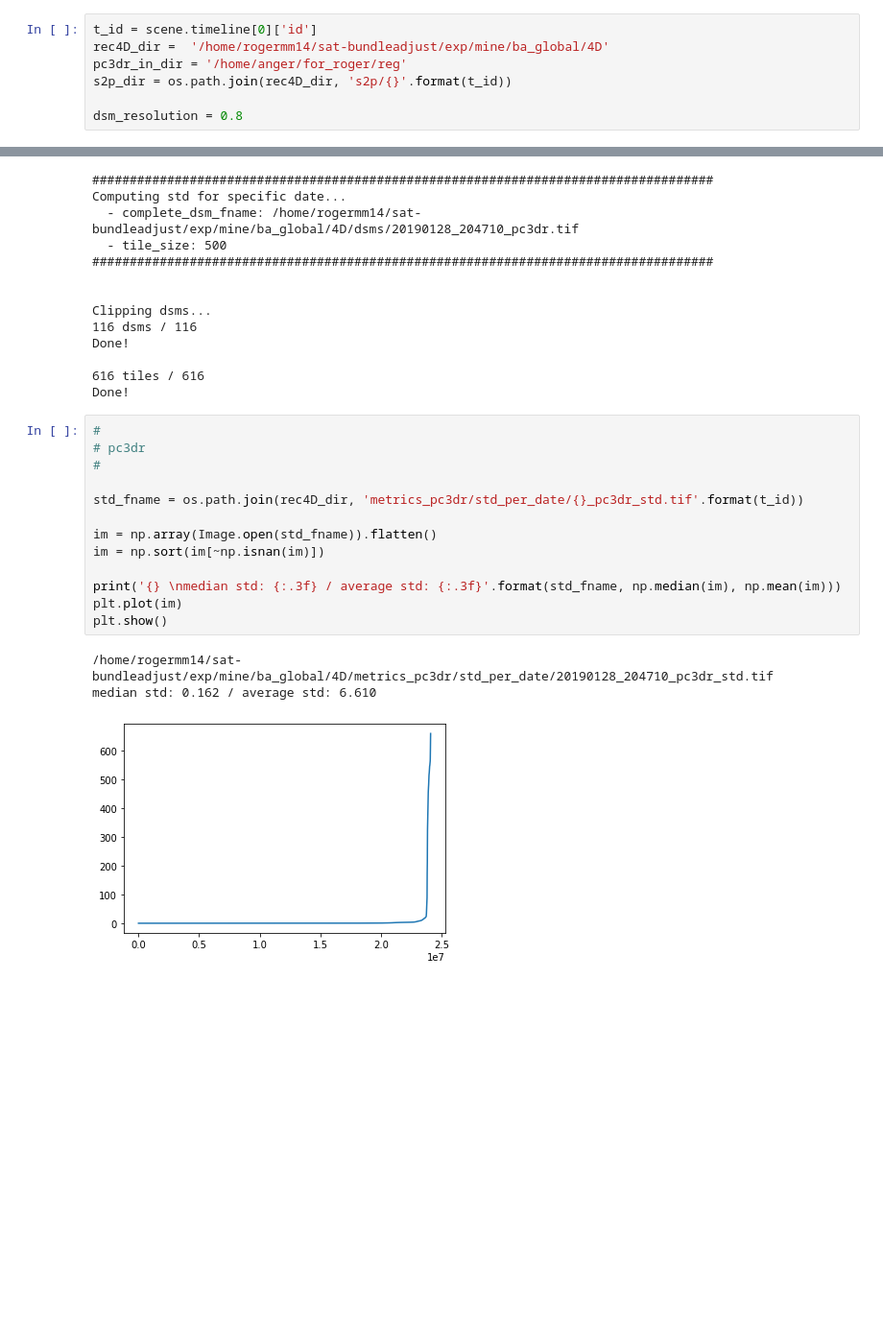
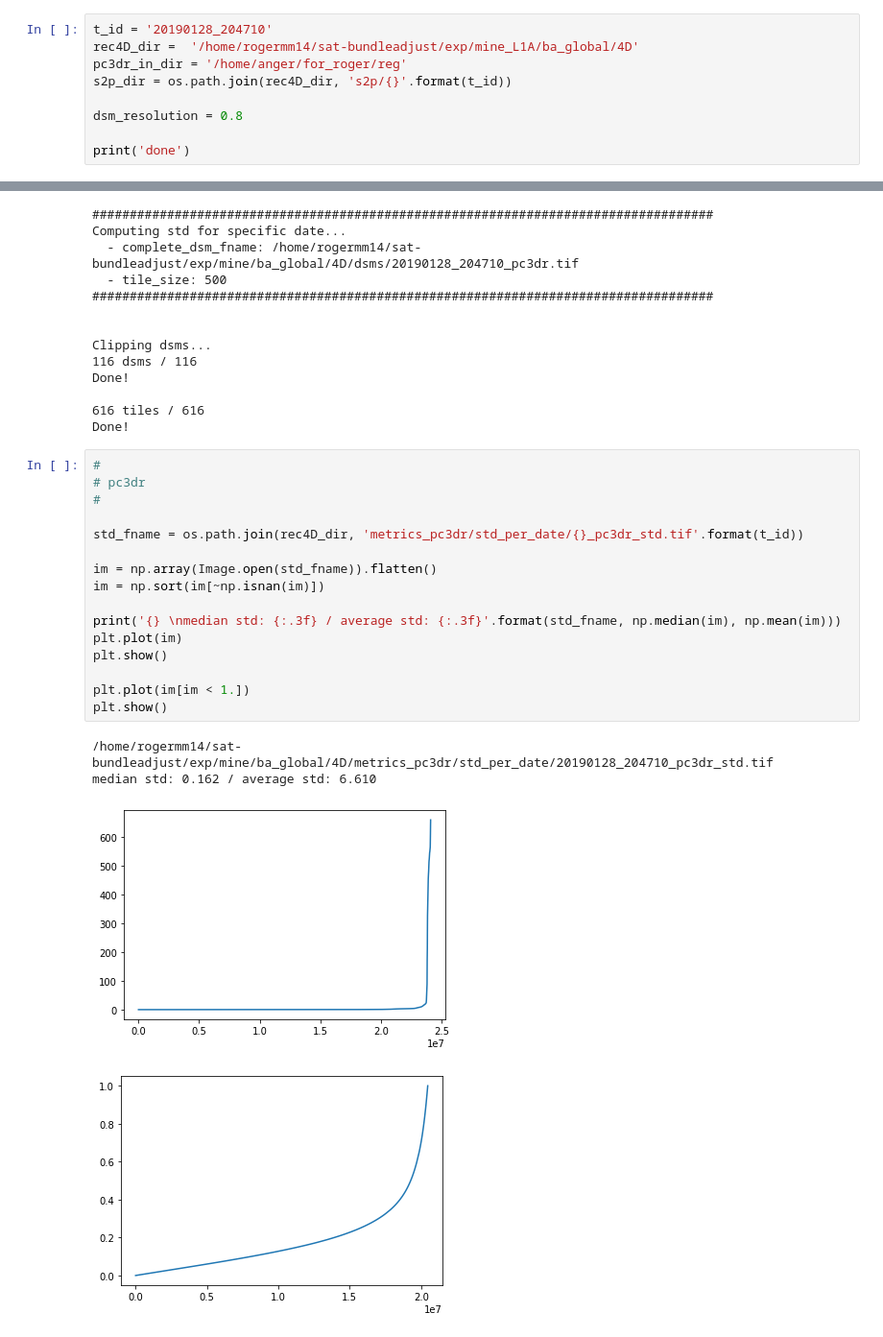
Before and after one commit to centreborelli/sat-bundleadjust, a Jupyter notebook: morenci_ba_pc3dr.ipynb, the cells around one changed output, grey strips where cells are left out. Shown at 96% size. Saved outputs shown, nothing was run; the diff lists cells and outputs as text; blank space fills up the shorter version.

```diff
--- a/morenci_ba_pc3dr.ipynb
+++ b/morenci_ba_pc3dr.ipynb
@@ -46,9 +26,11 @@ Map(basemap={'url': 'https://{s}.tile.openstreetmap.org/{z}/{x}/{y}.png', 'max_z
 # %% [markdown]
 ### Copy  pc3dr output as rasterized dsms equivalent to the BA ones
 # %%
-t_id = scene.timeline[0]['id']
-rec4D_dir =  '/home/rogermm14/sat-bundleadjust/exp/mine/ba_global/4D'
+t_id = '20190128_204710'
+rec4D_dir =  '/home/rogermm14/sat-bundleadjust/exp/mine_L1A/ba_global/4D'
 pc3dr_in_dir = '/home/anger/for_roger/reg'
 s2p_dir = os.path.join(rec4D_dir, 's2p/{}'.format(t_id))
 
 dsm_resolution = 0.8
+
+print('done')
@@ -106,20 +92,24 @@ Done!
 # %%
 #
 # pc3dr
 #
 
 std_fname = os.path.join(rec4D_dir, 'metrics_pc3dr/std_per_date/{}_pc3dr_std.tif'.format(t_id))
 
 im = np.array(Image.open(std_fname)).flatten()
 im = np.sort(im[~np.isnan(im)])
 
 print('{} \nmedian std: {:.3f} / average std: {:.3f}'.format(std_fname, np.median(im), np.mean(im)))
 plt.plot(im)
 plt.show()
+
+plt.plot(im[im < 1.])
+plt.show()
 # %% [output]
 /home/rogermm14/sat-bundleadjust/exp/mine/ba_global/4D/metrics_pc3dr/std_per_date/20190128_204710_pc3dr_std.tif
 median std: 0.162 / average std: 6.610
 [figure]
+[figure, added]
 # %%
 #
 # bundle adjustment
```
Also changed, not shown: parts of 16 cells of this notebook, 7 other files.
